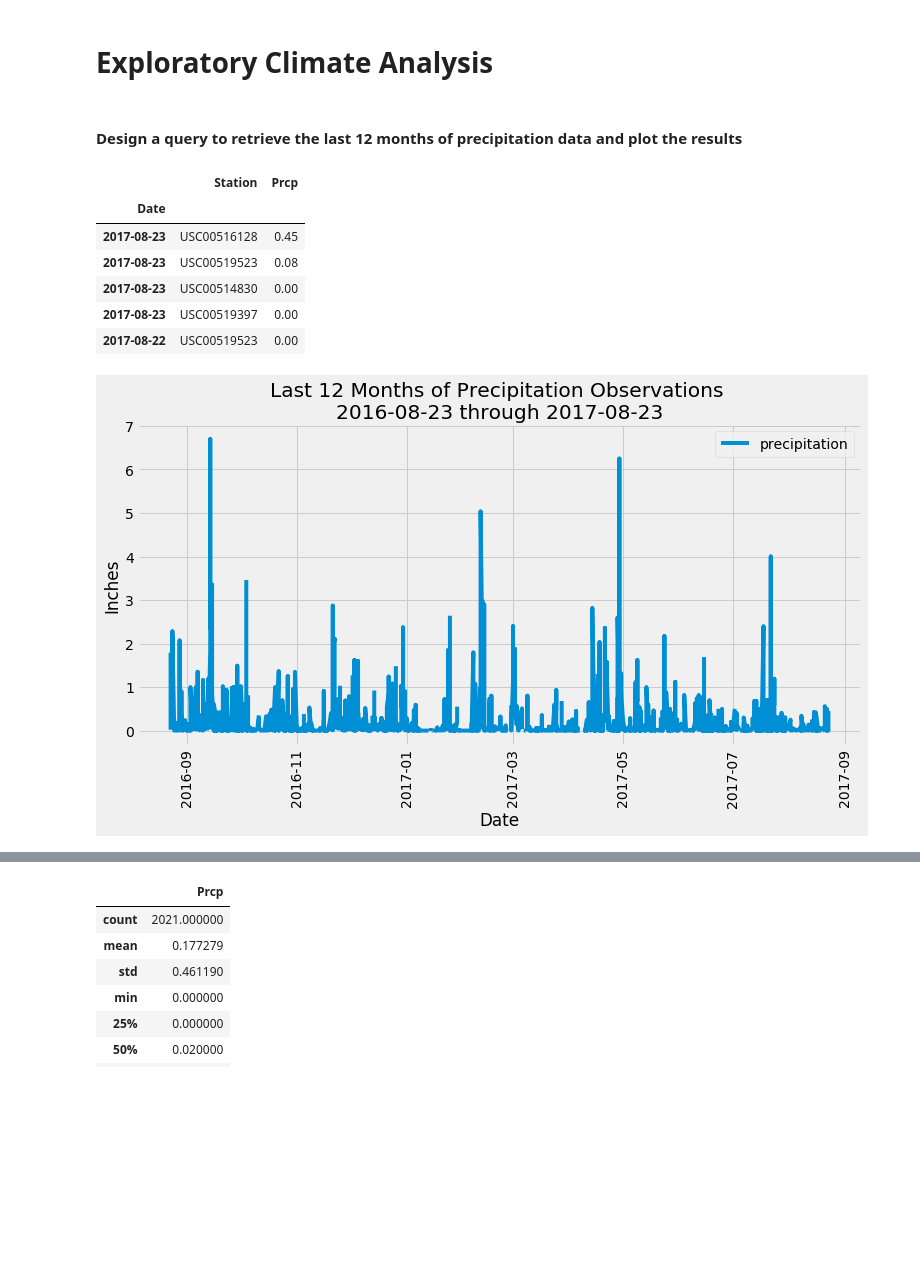
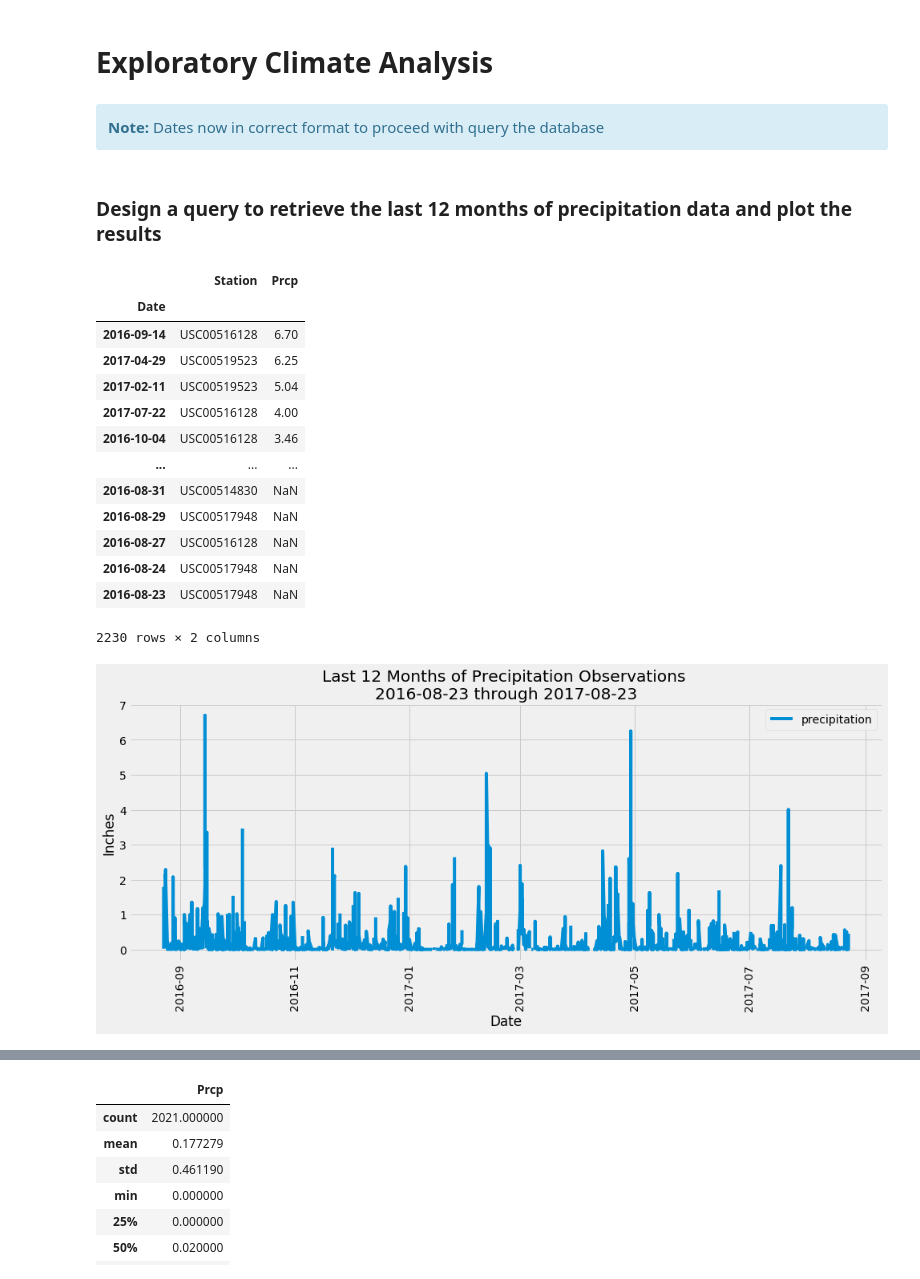
Before and after one commit to annmcnamara/sqlalchemy-challenge, a Jupyter notebook: climate_starter.ipynb, the cells around one changed output, grey strips where cells are left out. Saved outputs shown, nothing was run; the diff lists cells and outputs as text; code cells hidden in the pictures; blank space fills up the shorter version.

```diff
--- a/climate_starter.ipynb
+++ b/climate_starter.ipynb
@@ -68,14 +75,21 @@ one_year_before = last_date - timedelta(days=365)
 last_date_str       = last_date.strftime("%Y-%m-%d")
 one_year_before_str = one_year_before.strftime("%Y-%m-%d")
+# %% [markdown]
+<div class="alert alert-block alert-info">
+<b>Note:</b>
+Dates now in correct format to proceed with query the database
+</div>
 # %% [markdown]
-#### Design a query to retrieve the last 12 months of precipitation data and plot the results
+### Design a query to retrieve the last 12 months of precipitation data and plot the results
 # %%
 # Load the results into a pandas dataframe.
 # Save the query results as a Pandas DataFrame and set the index to the date column
 
 results = session.query(Measurement.station, Measurement.prcp, Measurement.date)\
-                .filter(and_(Measurement.date >= one_year_before_str, Measurement.date <= last_date_str))
+                .filter(and_(Measurement.date >= one_year_before_str, \
+                             Measurement.date <= last_date_str))
 
+### Verifying query results
 # for r in results:
 #   print (r)
 # %%
@@ -90,35 +107,46 @@ df.set_index('Date', inplace=True, )
 # %%
 # Sort the dataframe by date
 df = df.sort_index(ascending=False)
-df.head()
+df.head(3)
+df.sort_values(['Prcp'], ascending=False)
 # %% [output]
 |  | Station | Prcp |
 | Date |  |  |
-| 2017-08-23 | USC00516128 | 0.45 |
-| 2017-08-23 | USC00519523 | 0.08 |
-| 2017-08-23 | USC00514830 | 0.00 |
-| 2017-08-23 | USC00519397 | 0.00 |
-| 2017-08-22 | USC00519523 | 0.00 |
+| 2016-09-14 | USC00516128 | 6.70 |
+| 2017-04-29 | USC00519523 | 6.25 |
+| 2017-02-11 | USC00519523 | 5.04 |
+| 2017-07-22 | USC00516128 | 4.00 |
+| 2016-10-04 | USC00516128 | 3.46 |
+| ... | ... | ... |
+| 2016-08-31 | USC00514830 | NaN |
+| 2016-08-29 | USC00517948 | NaN |
+| 2016-08-27 | USC00516128 | NaN |
+| 2016-08-24 | USC00517948 | NaN |
+| 2016-08-23 | USC00517948 | NaN |
+2230 rows × 2 columns
 # %%
+# Plot the precipitation data
 x_values = df.index
 y_values = df['Prcp']
 
+# create axes
 ax = plt.gca()
-
+# plot values
 plt.plot(x_values, y_values, label = "precipitation")
-#plot values
+# label and format axes, add title and legend
 plt.xlabel('Date')
 plt.ylabel('Inches')
 plt.title ( f'Last 12 Months of Precipitation Observations \n{one_year_before_str} through {last_date_str}')
 plt.legend(loc='upper right')
 plt.xticks(rotation=90)
 
 
-
 fig= plt.gcf()
 fig.set_size_inches(15, 5.5)     # set a suitable size
-plt.subplots_adjust(right=0.75)
+#plt.subplots_adjust(right=0.75)
 
 plt.show()
+
+fig.savefig("./Images/prcp.png")
 # %% [output]
-[figure, old version]
+[figure, new version]
```
Also changed, not shown: parts of 41 cells of this notebook, 4 other files.
